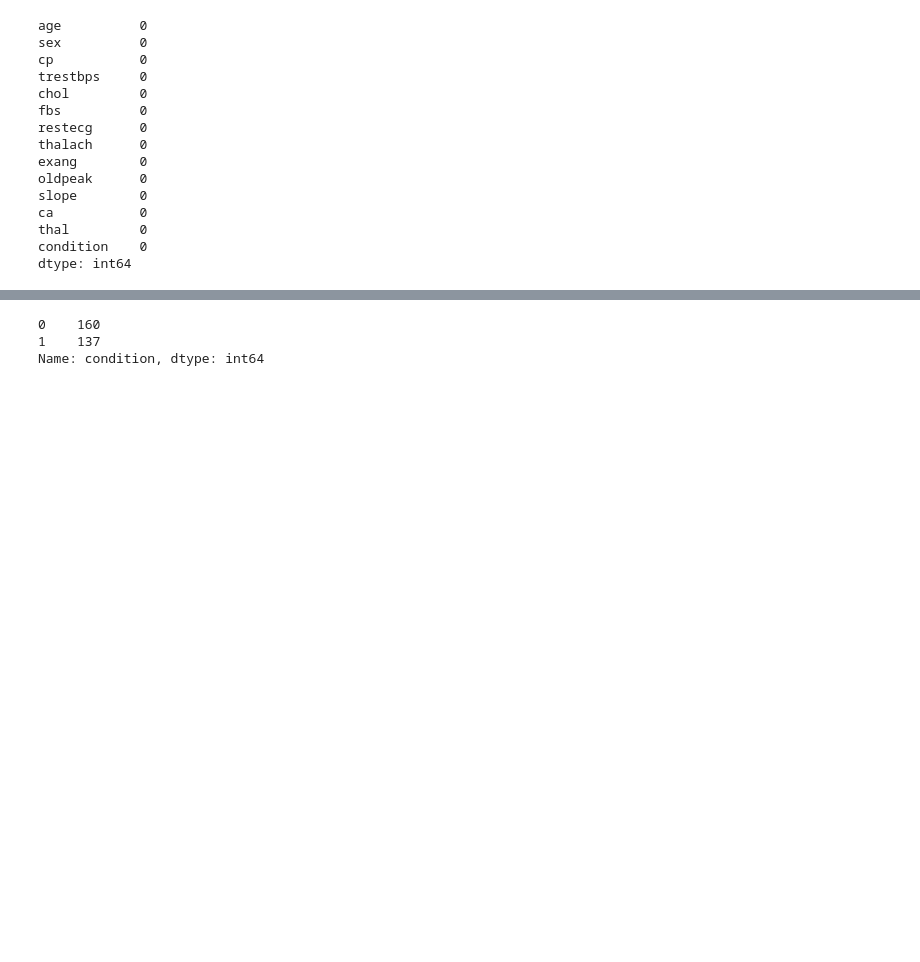
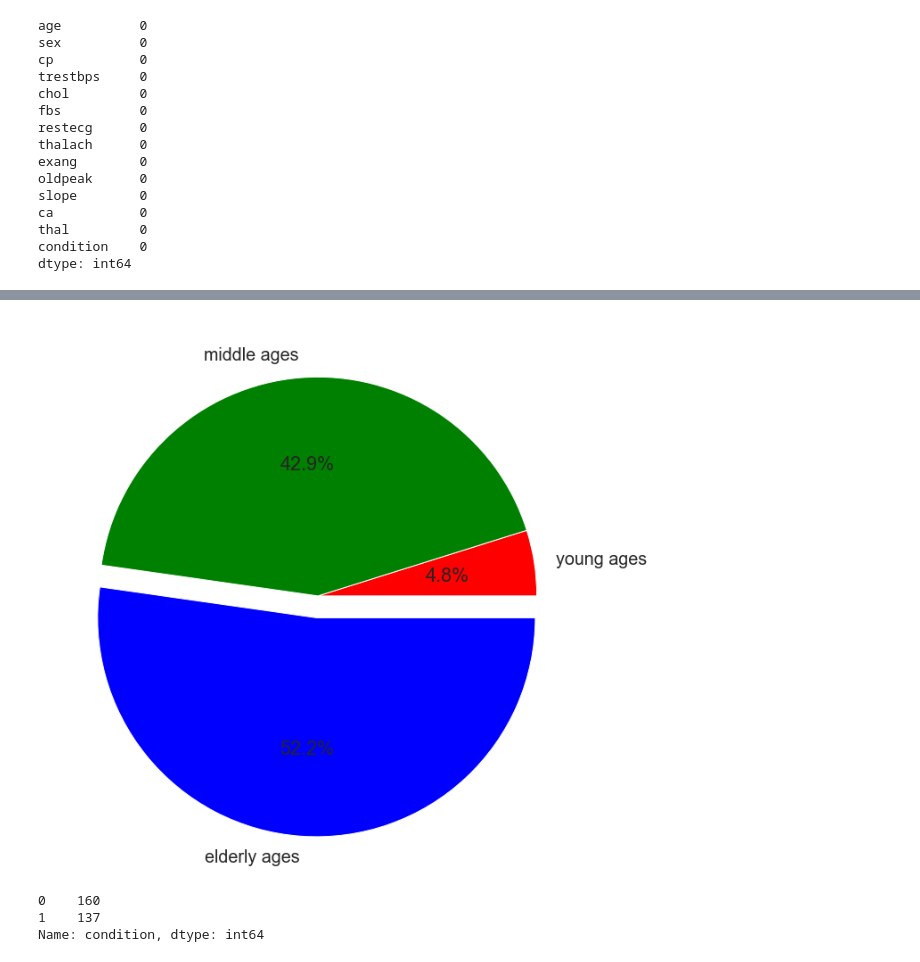
Before and after one commit to Shubhayang6/Heart-disease-predictor, a Jupyter notebook: index.ipynb, the cells around one changed output, grey strips where cells are left out. Saved outputs shown, nothing was run; the diff lists cells and outputs as text; code cells hidden in the pictures; blank space fills up the shorter version.

```diff
--- a/index.ipynb
+++ b/index.ipynb
@@ -91,3 +111,17 @@ heart_dataFrame.describe()
+# %%
+Young = heart_dataFrame[(heart_dataFrame.age>=29)&(heart_dataFrame.age<40)]
+Middle = heart_dataFrame[(heart_dataFrame.age>=40)&(heart_dataFrame.age<55)]
+Elder = heart_dataFrame[(heart_dataFrame.age>55)]
+
+colors = ['red','green','blue']
+explode = [0,0,0.1]
+plt.figure(figsize=(10,10))
+sns.set_context('notebook',font_scale = 1.8)
+sns.set_style('whitegrid')
+plt.pie([len(Young),len(Middle),len(Elder)],labels=['young ages','middle ages','elderly ages'],explode=explode,colors=colors, autopct='%1.1f%%')
+plt.tight_layout()
+# %% [output]
+[figure, added]
 # %%
 # Distribution of target variable
 heart_dataFrame['condition'].value_counts()
```
Also changed, not shown: parts of 7 cells of this notebook, 3 other files.
